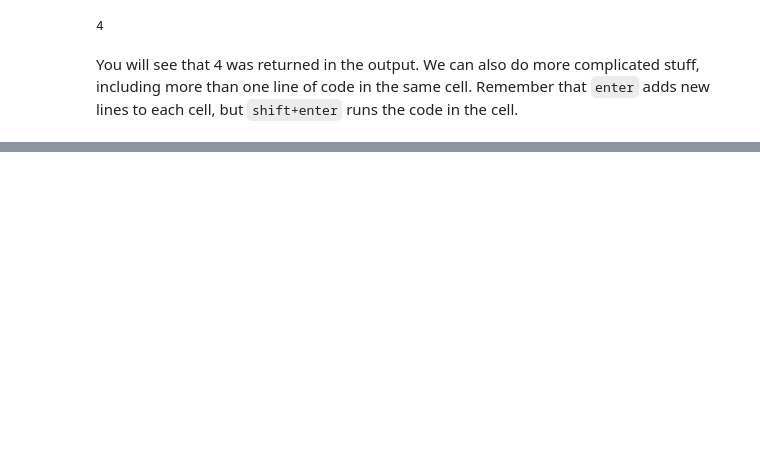
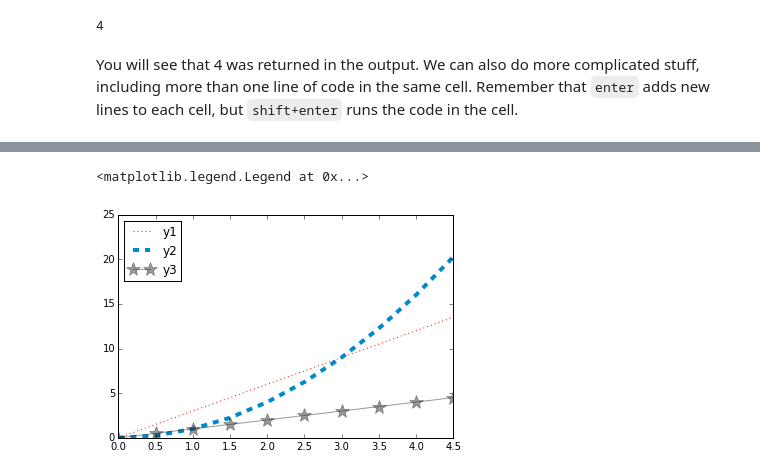
Before and after one commit to gillenbrown/PythonTutorial, a Jupyter notebook: IPython.ipynb, the cells around one changed output, grey strips where cells are left out. Drawn from its saved outputs; the diff is of its cells as text; code cells hidden in the pictures; blank space fills up the shorter version.

```diff
--- a/IPython.ipynb
+++ b/IPython.ipynb
@@ -73,0 +97,8 @@ The number to the left of each cell indicates in which order that cell was run.
+# %%
+plt.plot(xs, y1, color="r", linestyle=":", label="y1")
+plt.plot(xs, y2, color="#0088CC", linestyle="--", linewidth=4, label="y2")
+plt.plot(xs, y3, color=(0.2, 0.2, 0.2), marker="*", markersize=15, alpha=0.5, label="y3")
+plt.legend(loc=0)
+# %% [output]
+<matplotlib.legend.Legend at 0x...>
+[figure, added]
```
Also changed, not shown: parts of 11 cells of this notebook, 2 other files.
